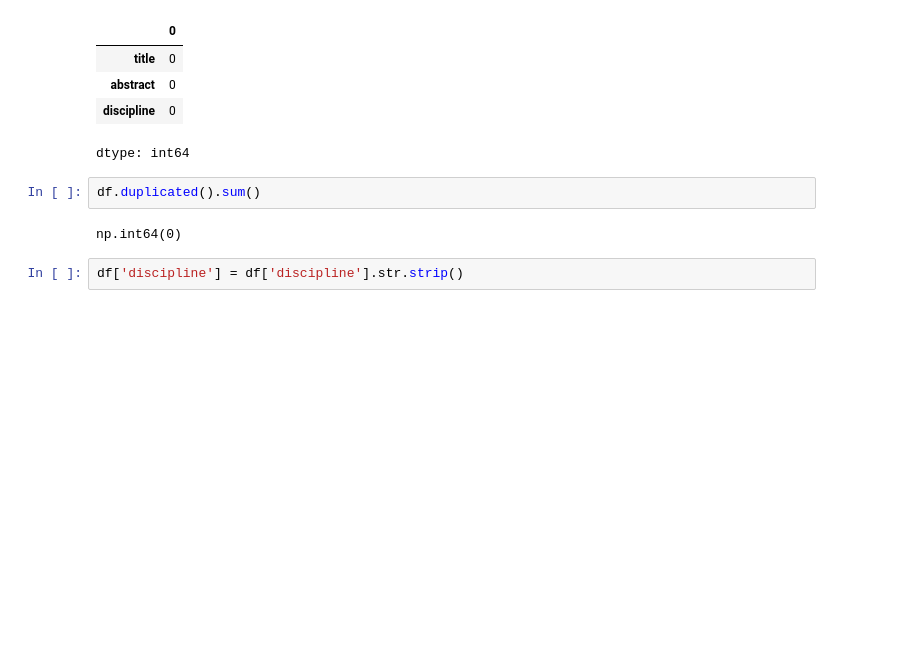
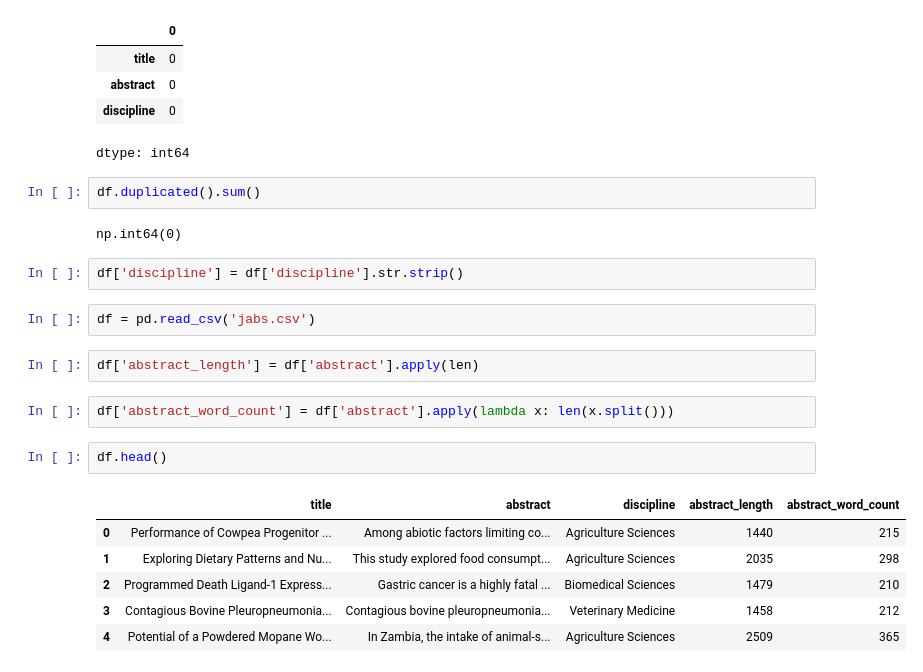
Before and after one commit to chimuka-e-sakala/code-unza25-csc4792-project_team_3-repository-for-Project-Team-3, a Jupyter notebook: code_unza25_csc4792_project_team_3_notebook_ipynb_for_Project_Team_3.ipynb, the cells around one changed output. Cells and saved outputs as stored; diff of their text form; blank space fills up the shorter version.

```diff
--- a/code_unza25_csc4792_project_team_3_notebook_ipynb_for_Project_Team_3.ipynb
+++ b/code_unza25_csc4792_project_team_3_notebook_ipynb_for_Project_Team_3.ipynb
@@ -225,3 +225,18 @@ df.duplicated().sum()
 np.int64(0)
 # %%
 df['discipline'] = df['discipline'].str.strip()
+# %%
+df = pd.read_csv('jabs.csv')
+# %%
+df['abstract_length'] = df['abstract'].apply(len)
+# %%
+df['abstract_word_count'] = df['abstract'].apply(lambda x: len(x.split()))
+# %%
+df.head()
+# %% [output]
+|  | title | abstract | discipline | abstract_length | abstract_word_count |
+| 0 | Performance of Cowpea Progenitor ... | Among abiotic factors limiting co... | Agriculture Sciences | 1440 | 215 |
+| 1 | Exploring Dietary Patterns and Nu... | This study explored food consumpt... | Agriculture Sciences | 2035 | 298 |
+| 2 | Programmed Death Ligand-1 Express... | Gastric cancer is a highly fatal ... | Biomedical Sciences | 1479 | 210 |
+| 3 | Contagious Bovine Pleuropneumonia... | Contagious bovine pleuropneumonia... | Veterinary Medicine | 1458 | 212 |
+| 4 | Potential of a Powdered Mopane Wo... | In Zambia, the intake of animal-s... | Agriculture Sciences | 2509 | 365 |
```
Also changed, not shown: parts of 1 cell of this notebook.
